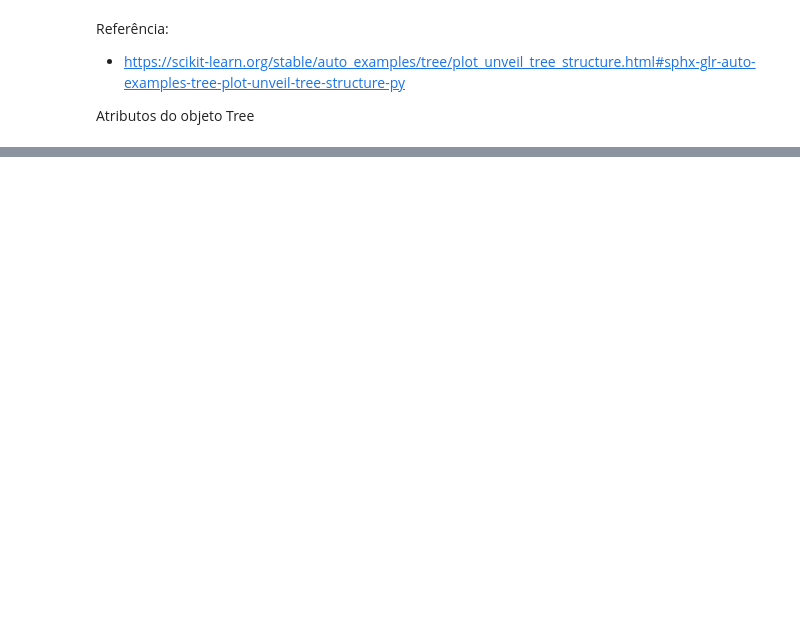
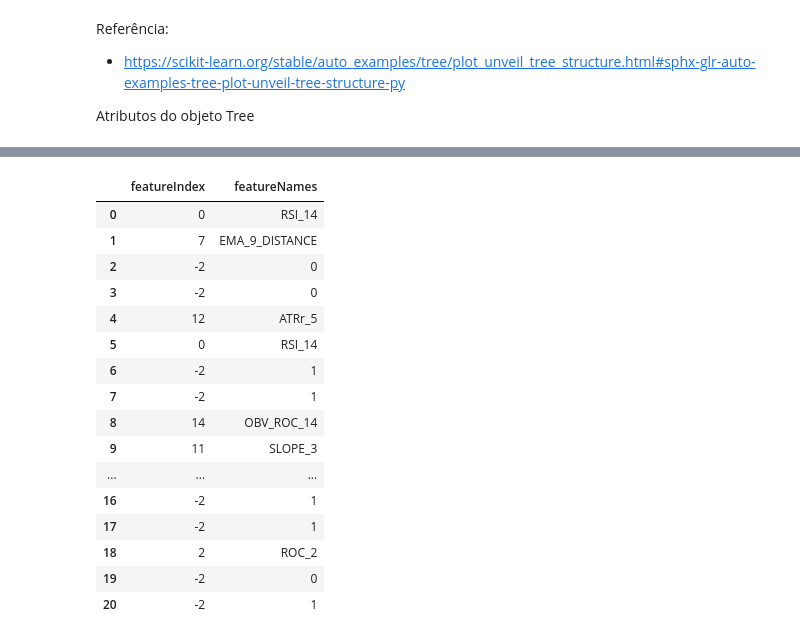
Before and after one commit to vsuguimoto/aurum, a Jupyter notebook: notebooks/VS07-TreePlotWithPlotly.ipynb, the cells around one changed output, grey strips where cells are left out. Drawn from its saved outputs; the diff is of its cells as text; code cells hidden in the pictures; blank space fills up the shorter version.

```diff
--- a/notebooks/VS07-TreePlotWithPlotly.ipynb
+++ b/notebooks/VS07-TreePlotWithPlotly.ipynb
@@ -127,3 +94,14 @@ _layout(layout=None, *args, **kwds) method of igraph.Graph instance
+# %%
+n_nodes = tree_obj.node_count
+feature = tree_obj.feature
+threshold = tree_obj.threshold
+
+sample_by_node = pd.DataFrame(tree_obj.value[:,0],columns=['Class_0', 'Class_1'])
+result = pd.Series([1 if x > y else 0 for x,y in zip(sample_by_node.Class_1, sample_by_node.Class_0)])
+
+features_naming = pd.DataFrame(feature, columns=['featureIndex'])
+features_naming['featureNames'] = [tree_model.feature_names_in_[x] if x != -2 else np.nan for x in features_naming['featureIndex'].to_list()]
+features_naming.loc[features_naming['featureNames'].isna(), 'featureNames'] = result[features_naming.featureNames.isna()]
 # %%
 import igraph
 from igraph import Graph, EdgeSeq
@@ -211,0 +197,20 @@ fig.show()
+# %%
+features_naming
+# %% [output]
+|  | featureIndex | featureNames |
+| 0 | 0 | RSI_14 |
+| 1 | 7 | EMA_9_DISTANCE |
+| 2 | -2 | 0 |
+| 3 | -2 | 0 |
+| 4 | 12 | ATRr_5 |
+| 5 | 0 | RSI_14 |
+| 6 | -2 | 1 |
+| 7 | -2 | 1 |
+| 8 | 14 | OBV_ROC_14 |
+| 9 | 11 | SLOPE_3 |
+| ... | ... | ... |
+| 16 | -2 | 1 |
+| 17 | -2 | 1 |
+| 18 | 2 | ROC_2 |
+| 19 | -2 | 0 |
+| 20 | -2 | 1 |
```
Also changed, not shown: parts of 14 cells of this notebook.
